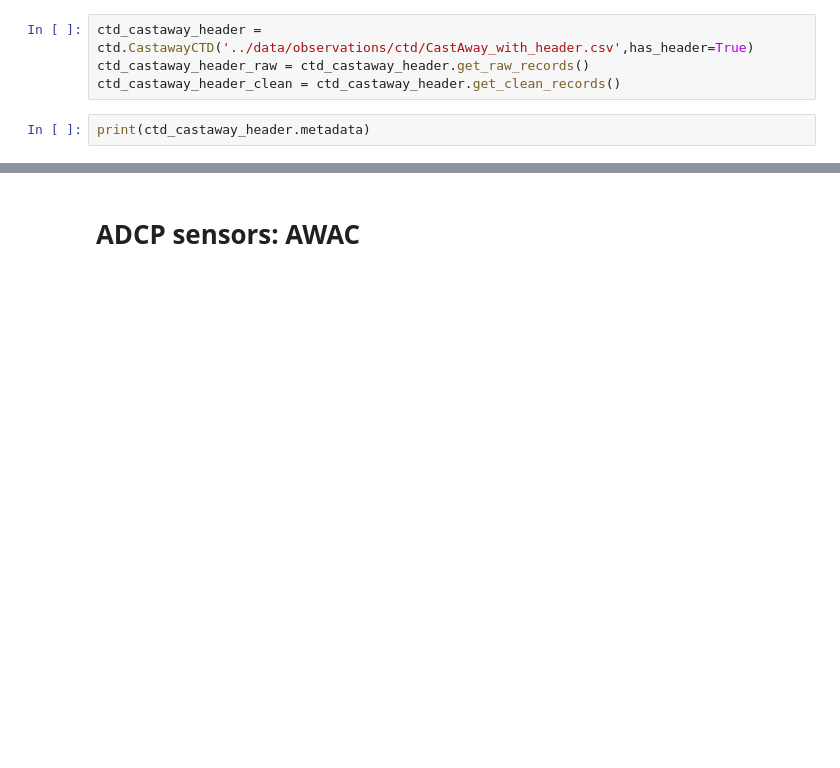
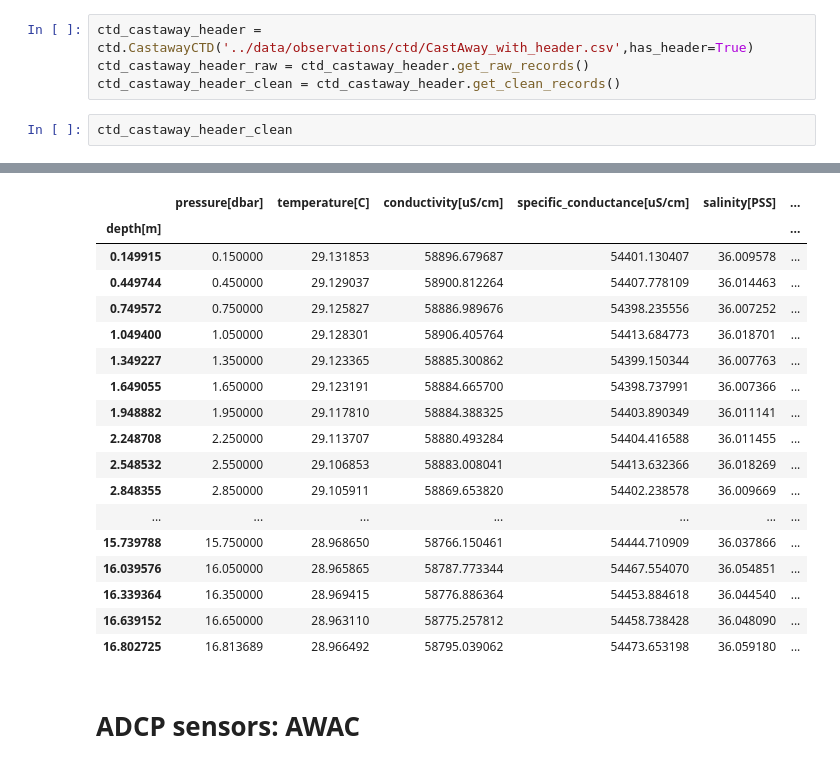
Before and after one commit to oceanicos-dev-org/oceanicospy, a Jupyter notebook: examples/reading_field_data.ipynb, the cells around one changed output, grey strips where cells are left out. Drawn from its saved outputs; the diff is of its cells as text; blank space fills up the shorter version.

```diff
--- a/examples/reading_field_data.ipynb
+++ b/examples/reading_field_data.ipynb
@@ -288,5 +288,5 @@ ctd_castaway_header = ctd.CastawayCTD('../data/observations/ctd/CastAway_with_he
 ctd_castaway_header_raw = ctd_castaway_header.get_raw_records()
 ctd_castaway_header_clean = ctd_castaway_header.get_clean_records()
 # %%
-print(ctd_castaway_header.metadata)
+ctd_castaway_header_clean
 # %% [output]
@@ -294,3 +293,21 @@ print(ctd_castaway_header.metadata)
+|  | pressure[dbar] | temperature[C] | conductivity[uS/cm] | specific_conductance[uS/cm] | salinity[PSS] | ... |
+| depth[m] |  |  |  |  |  | ... |
+| 0.149915 | 0.150000 | 29.131853 | 58896.679687 | 54401.130407 | 36.009578 | ... |
+| 0.449744 | 0.450000 | 29.129037 | 58900.812264 | 54407.778109 | 36.014463 | ... |
+| 0.749572 | 0.750000 | 29.125827 | 58886.989676 | 54398.235556 | 36.007252 | ... |
+| 1.049400 | 1.050000 | 29.128301 | 58906.405764 | 54413.684773 | 36.018701 | ... |
+| 1.349227 | 1.350000 | 29.123365 | 58885.300862 | 54399.150344 | 36.007763 | ... |
+| 1.649055 | 1.650000 | 29.123191 | 58884.665700 | 54398.737991 | 36.007366 | ... |
+| 1.948882 | 1.950000 | 29.117810 | 58884.388325 | 54403.890349 | 36.011141 | ... |
+| 2.248708 | 2.250000 | 29.113707 | 58880.493284 | 54404.416588 | 36.011455 | ... |
+| 2.548532 | 2.550000 | 29.106853 | 58883.008041 | 54413.632366 | 36.018269 | ... |
+| 2.848355 | 2.850000 | 29.105911 | 58869.653820 | 54402.238578 | 36.009669 | ... |
+| ... | ... | ... | ... | ... | ... | ... |
+| 15.739788 | 15.750000 | 28.968650 | 58766.150461 | 54444.710909 | 36.037866 | ... |
+| 16.039576 | 16.050000 | 28.965865 | 58787.773344 | 54467.554070 | 36.054851 | ... |
+| 16.339364 | 16.350000 | 28.969415 | 58776.886364 | 54453.884618 | 36.044540 | ... |
+| 16.639152 | 16.650000 | 28.963110 | 58775.257812 | 54458.738428 | 36.048090 | ... |
+| 16.802725 | 16.813689 | 28.966492 | 58795.039062 | 54473.653198 | 36.059180 | ... |
 # %% [markdown]
 # ADCP sensors: AWAC
 # %% [markdown]
```
Also changed, not shown: parts of 24 cells of this notebook, 8 other files.
